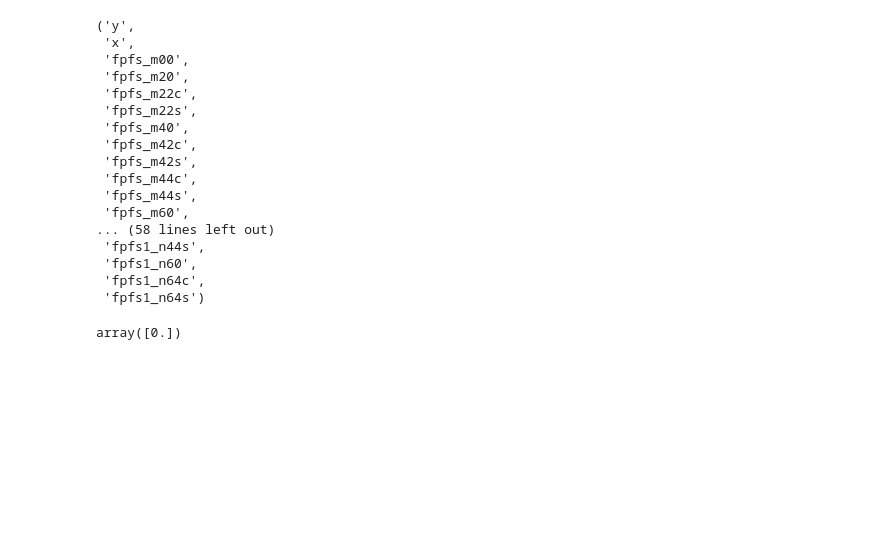
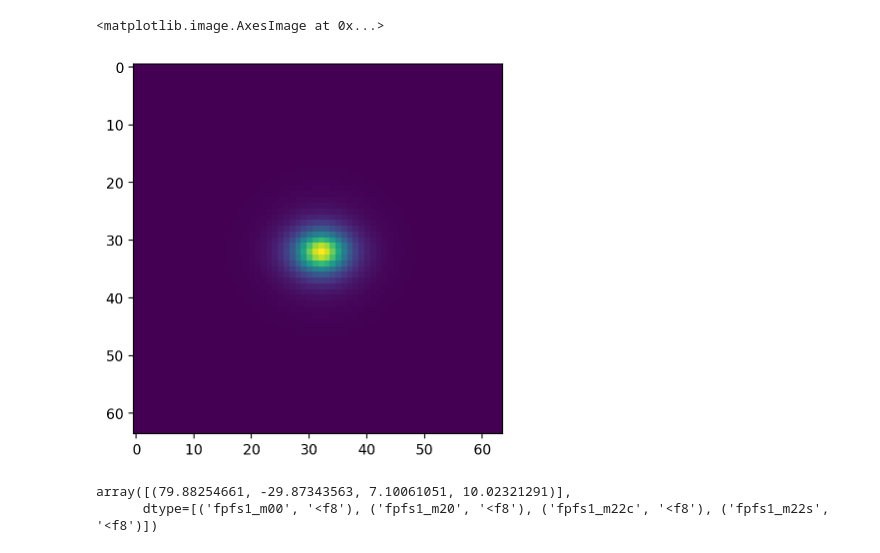
Before and after one commit to mr-superonion/AnaCal, a Jupyter notebook: examples/fpfs/isolated_galaxies/example_shear_transform.ipynb, the cells around one changed output. Saved outputs shown, nothing was run; the diff lists cells and outputs as text; code cells hidden in the pictures; blank space fills up the shorter version.

Commit message:
example to rotate and shear transformation equation for fpfs ellipticity

```diff
--- a/examples/fpfs/isolated_galaxies/example_shear_transform.ipynb
+++ b/examples/fpfs/isolated_galaxies/example_shear_transform.ipynb
@@ -13,13 +13,33 @@ def simulate_exp_gal_stamp(
     hlr_arcsec: float,
     g1: float = 0.02,
     g2: float = 0.0,
+    rot_angle_deg: float = 0.0,
+    axis_ratio: float = 0.4,
     stamp_size: int = 64,
     pixel_scale: float = 0.2,
     psf_beta: float = 2.0,
     psf_fwhm_arcsec: float = 0.8,
+    gal_flux: float = 200.0,
 ):
-    # --- Profiles ---
-    gal = galsim.Exponential(half_light_radius=hlr_arcsec, flux=200).shear(g1=g1, g2=g2)
+    if not (0.0 < axis_ratio <= 1.0):
+        raise ValueError(f"axis_ratio must be in (0, 1], got {axis_ratio}")
+
+    beta = np.deg2rad(rot_angle_deg)
+    e = (1.0 - axis_ratio) / (1.0 + axis_ratio)
+    e1 = e * np.cos(2.0 * beta)
+    e2 = e * np.sin(2.0 * beta)
+
+    gal = galsim.Exponential(half_light_radius=hlr_arcsec, flux=gal_flux)
+
+    # intrinsic ellipticity first
+    if e != 0.0:
+        gal = gal.shear(e1=e1, e2=e2)
+
+    # then lensing shear
+    if (g1 != 0.0) or (g2 != 0.0):
+        gal = gal.shear(g1=g1, g2=g2)
+
+    # --- PSF ---
     psf = galsim.Moffat(beta=psf_beta, fwhm=psf_fwhm_arcsec)
 
     final = galsim.Convolve([gal, psf])
@@ -30,12 +50,10 @@ def simulate_exp_gal_stamp(
     psf_img.setOrigin(0, 0)
 
     half_pixel_offset = galsim.PositionD(0.5, 0.5)
-
     final.drawImage(image=gal_img, method="fft", offset=half_pixel_offset)
     psf.drawImage(image=psf_img, method="fft", offset=half_pixel_offset)
 
     return gal_img, psf_img
-
 
 def measure(
     gal_array: np.ndarray,
@@ -56,7 +74,6 @@ def measure(
 
     # FPFS config (same as your example)
     fpfs_config = anacal.fpfs.FpfsConfig(
-        sigma_shapelets=0.50,
         sigma_shapelets1=0.50,
     )
 
@@ -66,52 +83,30 @@ def measure(
         gal_array=gal_array,
         psf_array=psf_array,
         pixel_scale=pixel_scale,
-        noise_variance=max(noise_variance, 0.23),
+        noise_variance=0.23, # fix a positive variance for selection, though the image is noiseless
         noise_array=noise_array,
         detection=detection,
         return_only_linear_modes=True,
         pack_linear_modes=True,
+        compute_detection_modes=False,
     )
     return catalog
 # %%
 noise_variance = 0.23
 pixel_scale = 0.2
 g1_input = 0.02
-
 hlr = 0.4
-gal_img, psf_img = simulate_exp_gal_stamp(hlr_arcsec=hlr, pixel_scale=pixel_scale)
-gal_array = gal_img.array
-psf_array = psf_img.array
-
+gal_img, psf_img = simulate_exp_gal_stamp(hlr_arcsec=hlr, pixel_scale=pixel_scale, axis_ratio=0.3, rot_angle_deg=0.0, g1=0.0, g2=0.0)
 catalog = measure(
-    gal_array=gal_array,
-    psf_array=psf_array,
+    gal_array=gal_img.array,
+    psf_array=psf_img.array,
     pixel_scale=pixel_scale,
     noise_variance=noise_variance,
     noise_array=None,
     g1_input=g1_input,
 )
+
+plt.imshow(gal_img.array)
+# %% [output]
+<matplotlib.image.AxesImage at 0x...>
+[figure, added]
-# %%
-catalog.dtype.names
-# %% [output]
-('y',
- 'x',
- 'fpfs_m00',
- 'fpfs_m20',
- 'fpfs_m22c',
- 'fpfs_m22s',
- 'fpfs_m40',
- 'fpfs_m42c',
- 'fpfs_m42s',
- 'fpfs_m44c',
- 'fpfs_m44s',
- 'fpfs_m60',
-... (58 lines left out)
- 'fpfs1_n44s',
- 'fpfs1_n60',
- 'fpfs1_n64c',
- 'fpfs1_n64s')
-# %%
-catalog["fpfs1_n40"]
-# %% [output]
-array([0.])
@@ -117,0 +196,5 @@ array([0.])
+# %%
+transform_linear_modes(catalog, theta_deg=theta, g1=g1, g2=g2)
+# %% [output]
+array([(79.88254661, -29.87343563, 7.10061051, 10.02321291)],
+      dtype=[('fpfs1_m00', '<f8'), ('fpfs1_m20', '<f8'), ('fpfs1_m22c', '<f8'), ('fpfs1_m22s', '<f8')])
```
Also changed, not shown: parts of 8 cells of this notebook, 1 other file.
